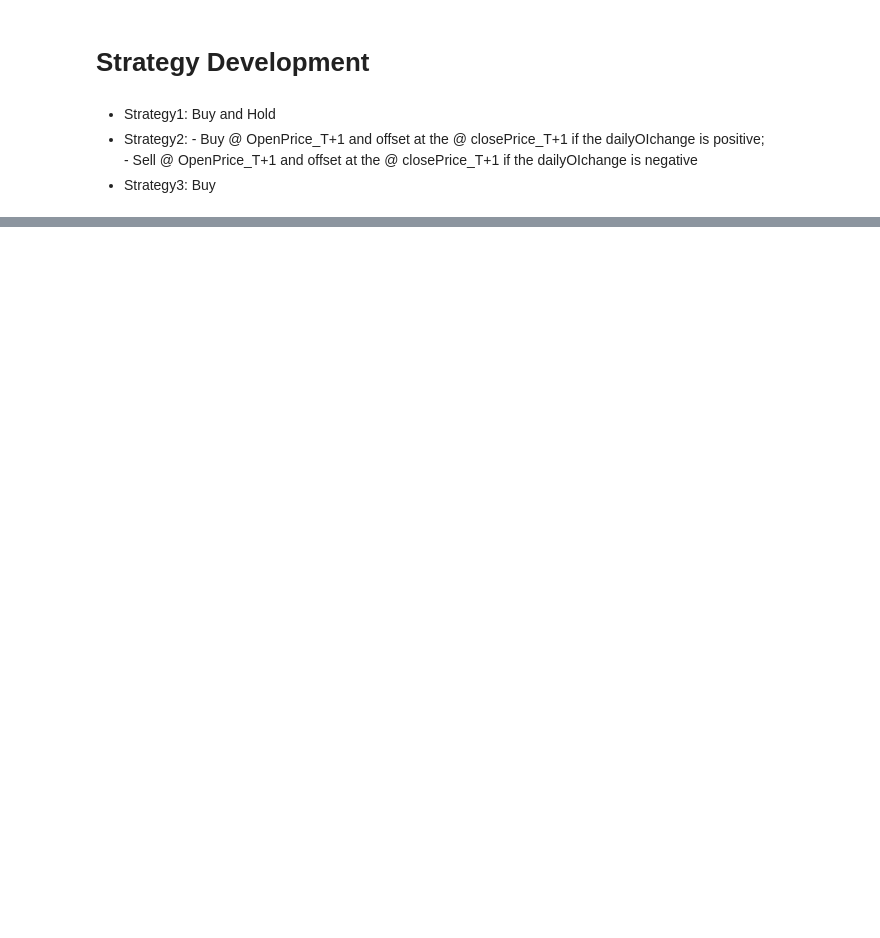
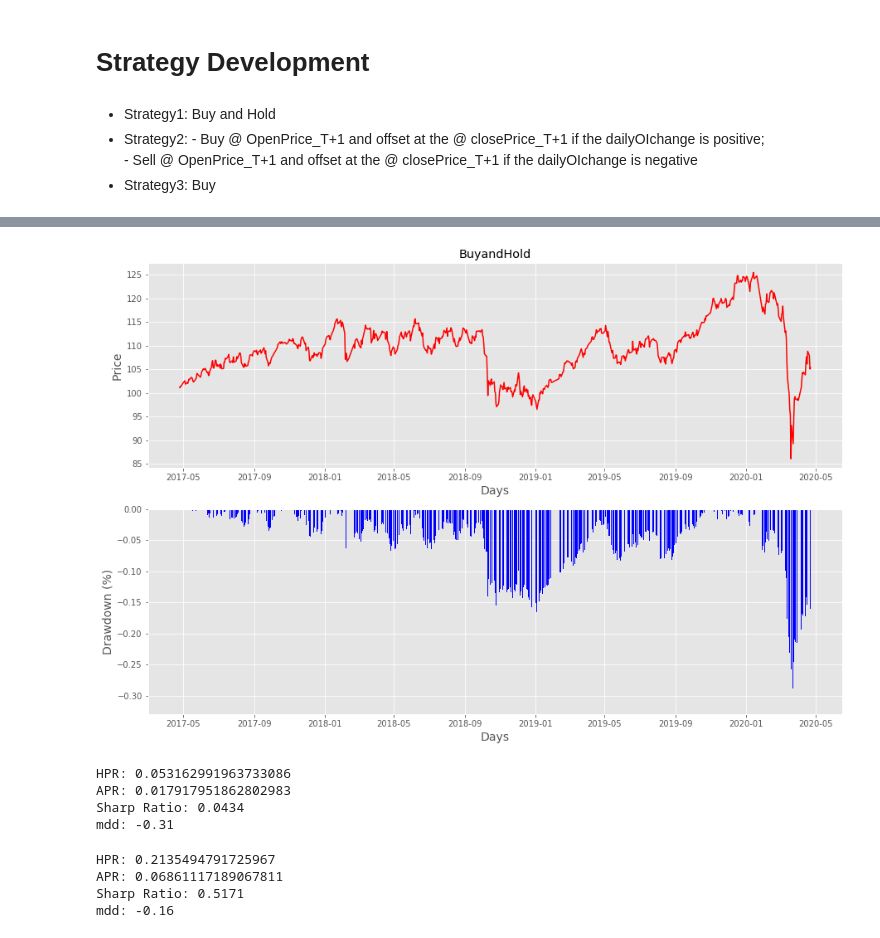
Before and after one commit to A2Zntu/FuturesStrategy, a Jupyter notebook: main.ipynb, the cells around one changed output, grey strips where cells are left out. Drawn from its saved outputs; the diff is of its cells as text; code cells hidden in the pictures; blank space fills up the shorter version.

```diff
--- a/main.ipynb
+++ b/main.ipynb
@@ -148,3 +193,26 @@ The correlation between the TX return and OIchange is 0.47
+# %%
+def plot_performance(pnl, date, title_name):
+
+    dd = pnl - pnl.cummax()
+    dd_pct = dd/pnl.cummax()
+    mdd = round(dd_pct.min(), 2)
+
+    plt.style.use('ggplot')
+    plt.figure(figsize=(15,10))
+    plt.grid()
+    plt.subplot(211)
+    plt.plot(date, pnl, color = 'Red')
+    plt.title(title_name)
+    plt.xlabel('Days', fontsize=14)
+    plt.ylabel('Price', fontsize=14)
+
+    plt.subplot(212)
+    plt.bar(date, dd_pct, color = 'blue')
+    plt.xlabel('Days', fontsize=14)
+    plt.ylabel('Drawdown (%)', fontsize=14)
+
+    plt.savefig(os.path.join(work_dir, 'Graph', title_name))
+    plt.show()
 # %% [markdown]
 # Strategy Development
 # %% [markdown]
@@ -214 +249,12 @@ pnl
 Name: pnl, Length: 735, dtype: float64
+# %%
+plot_performance(pnl, date = date1, title_name = 'BuyandHold')
+# %% [output]
+[figure, added]
+# %%
+print_performance(pnl, rf = 0.01045)
+# %% [output]
+HPR: 0.053162991963733086
+APR: 0.017917951862802983
+Sharp Ratio: 0.0434
+mdd: -0.31
@@ -214,0 +282,7 @@ Name: pnl, Length: 735, dtype: float64
+# %%
+print_performance(pnl)
+# %% [output]
+HPR: 0.2135494791725967
+APR: 0.06861117189067811
+Sharp Ratio: 0.5171
+mdd: -0.16
```
Also changed, not shown: parts of 15 cells of this notebook, 2 other files.
